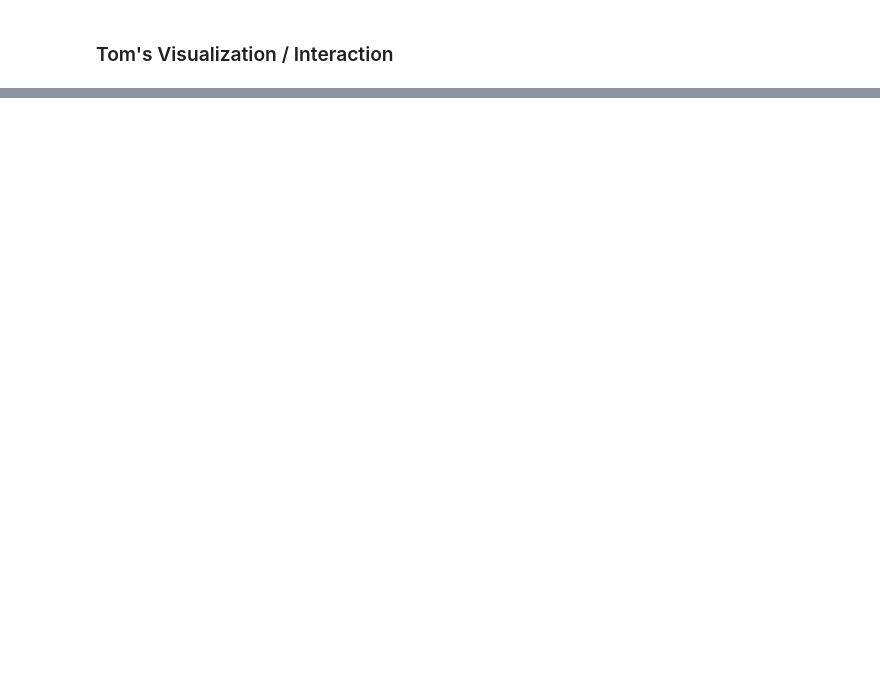
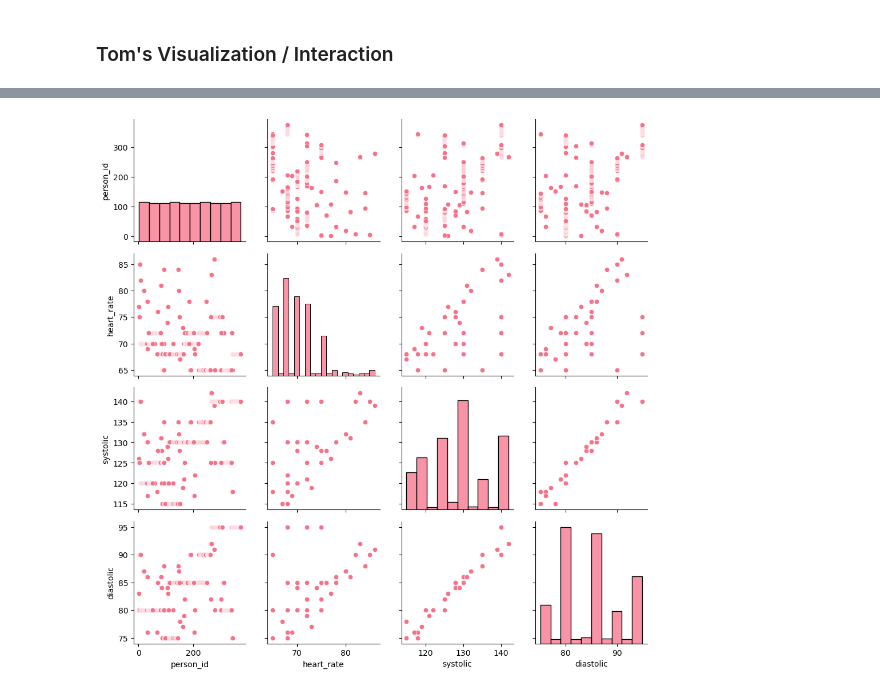
Before and after one commit to reederickson/Project_3, a Jupyter notebook: Master.ipynb, the cells around one changed output, grey strips where cells are left out. Saved outputs shown, nothing was run; the diff lists cells and outputs as text; code cells hidden in the pictures; blank space fills up the shorter version.

```diff
--- a/Master.ipynb
+++ b/Master.ipynb
@@ -59,17 +67,6 @@ data
 # %% [markdown]
 ### Bryan's Visualization / Interaction
 # %%
-data = pd.read_sql(
-f"SELECT * FROM person AS p \
-    INNER JOIN occupation AS o ON o.id = p.occupation_id\
-    INNER JOIN gender AS g ON p.gender_id = g.id\
-    INNER JOIN health AS h ON h.person_id = p.id\
-    INNER JOIN bmi AS b ON b.id = h.bmi_id",
-    conn
-    )
-
-# Possible numerical columns to choose instead of just 'age'
-
 dd = widgets.Dropdown(
     options = {"Age": "age", "Stress Level": "stress_level", "Heart Rate": "heart_rate", "Systolic": "systolic", "Diastolic": "diastolic"},
     value = "age",
@@ -121,8 +118,6 @@ def draw_plot(column, item1, item2):
         edgecolor = "black"
     )
 
-    sns.set_style(rc = {"axes.facecolor": "lightyellow"})
-
     column_proper = column.replace("_", " ").title()
     ax.set_xlabel(column_proper, fontsize = 15)
     ax.set_ylabel("Occupation", fontsize = 15)
@@ -244,0 +246,8 @@ IndentationError: expected an indented block after 'if' statement on line 27 (22
+# %%
+health_metrics = data[['person_id','heart_rate','systolic','diastolic']]
+h_diag = sns.PairGrid(data=health_metrics)
+h_diag.map_diag(sns.histplot)
+h_diag.map_offdiag(sns.scatterplot)
+plt.show()
+# %% [output]
+[figure, added]
```
Also changed, not shown: parts of 6 cells of this notebook.
